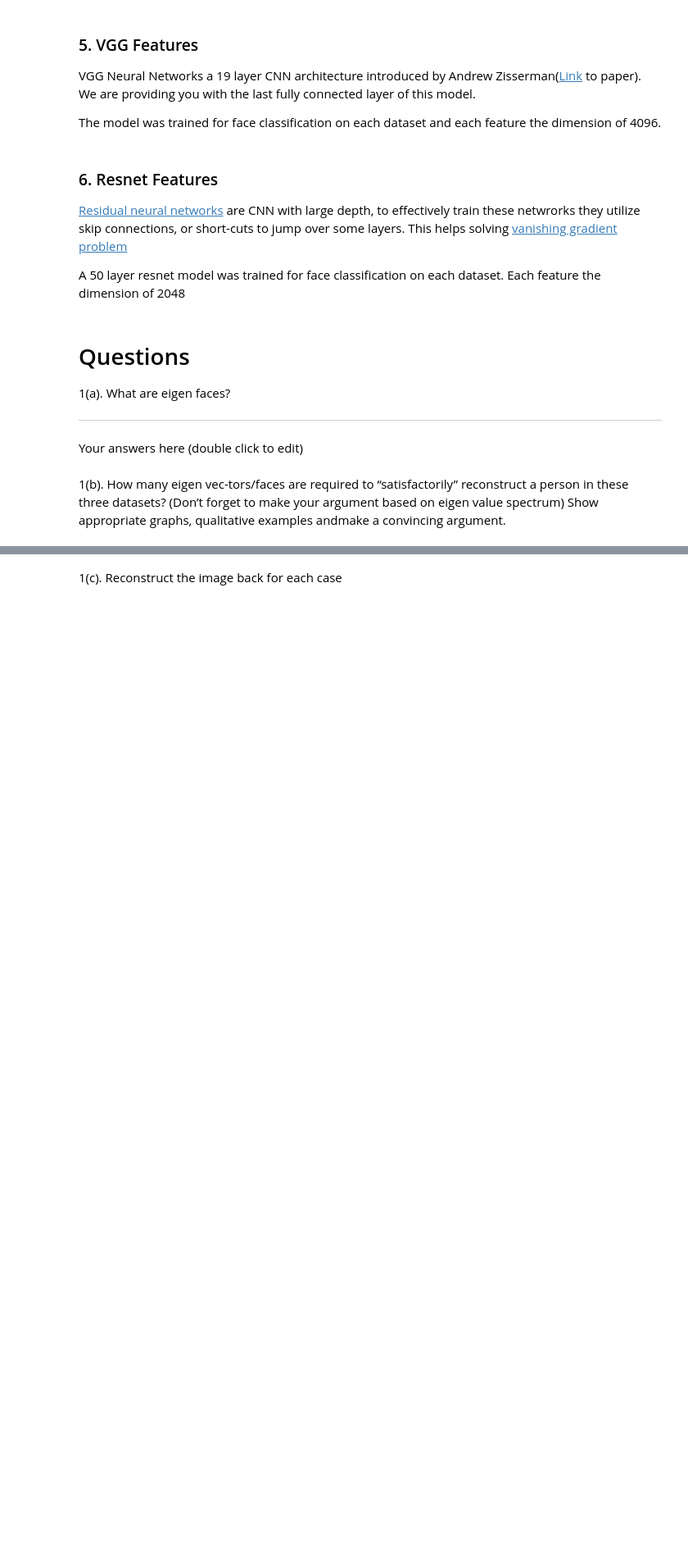
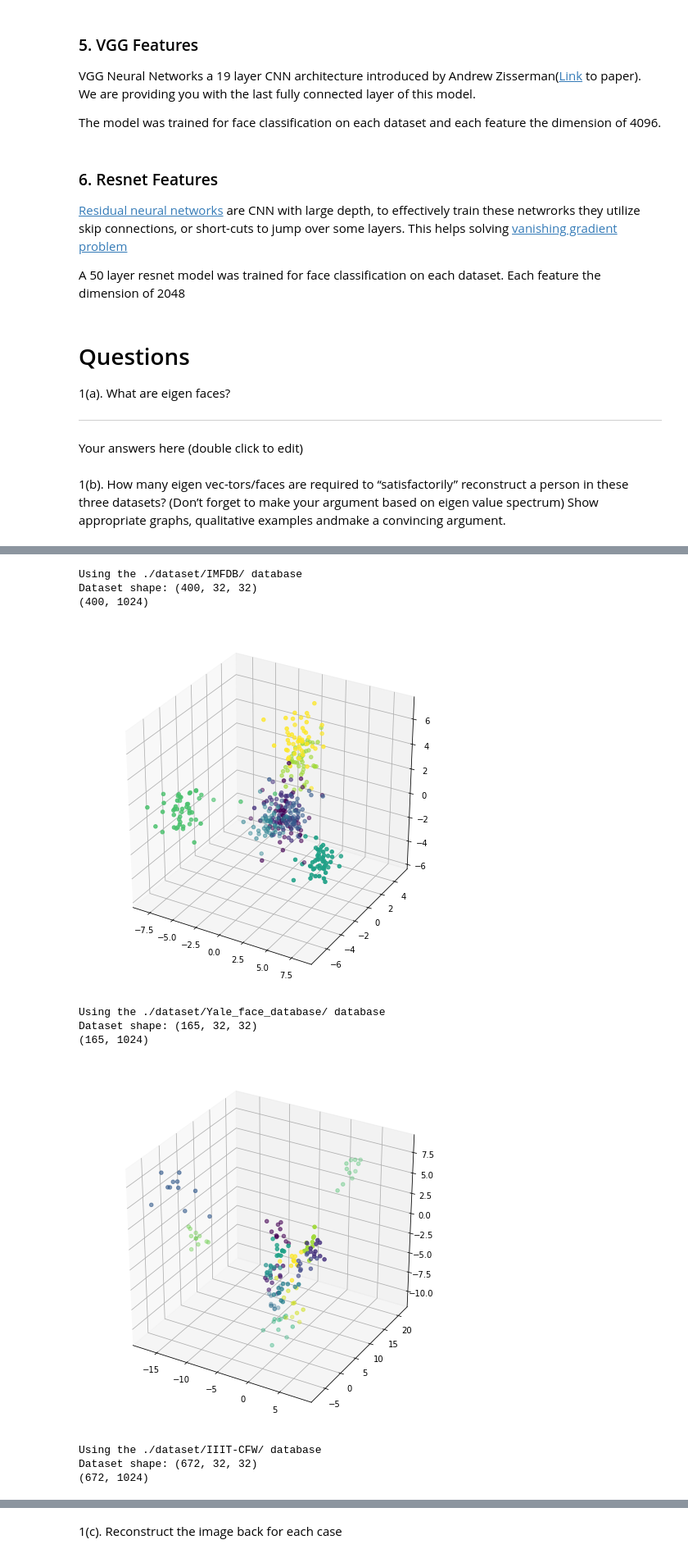
Before and after one commit to zubairabid/SMAI_Assignment2, a Jupyter notebook: 20171076.ipynb, the cells around one changed output, grey strips where cells are left out. Shown: that part at 82% size. Drawn from its saved outputs; the diff is of its cells as text; code cells hidden in the pictures; blank space fills up the shorter version.

```diff
--- a/20171076.ipynb
+++ b/20171076.ipynb
@@ -466,2 +511,31 @@ Dataset shape: (672, 32, 32, 3)
 # %%
 # Plot the eigen value spectrum
+# %%
+for dirpath in paths:
+    print('Using the {0} database'.format(dirpath))
+
+    X,y = load_data(dirpath)
+    N,H,W = X.shape[0:3]
+    C = 1 if opt['is_grayscale'] else X.shape[3]
+    X = X.reshape((N,H*W*C))
+    print(X.shape)
+
+    X_3D = get_kernel_lda(X,y,3)
+
+
+    fig = plt.figure(figsize=(8,8))
+    ax = fig.add_subplot(111, projection='3d')
+    ax.scatter(X_3D[:,0],X_3D[:,1],X_3D[:,2],c=y)
+    plt.show()
+# %% [output]
+Using the ./dataset/IMFDB/ database
+Dataset shape: (400, 32, 32)
+(400, 1024)
+[figure, added]
+Using the ./dataset/Yale_face_database/ database
+Dataset shape: (165, 32, 32)
+(165, 1024)
+[figure, added]
+Using the ./dataset/IIIT-CFW/ database
+Dataset shape: (672, 32, 32)
+(672, 1024)
```
Also changed, not shown: parts of 15 cells of this notebook.
